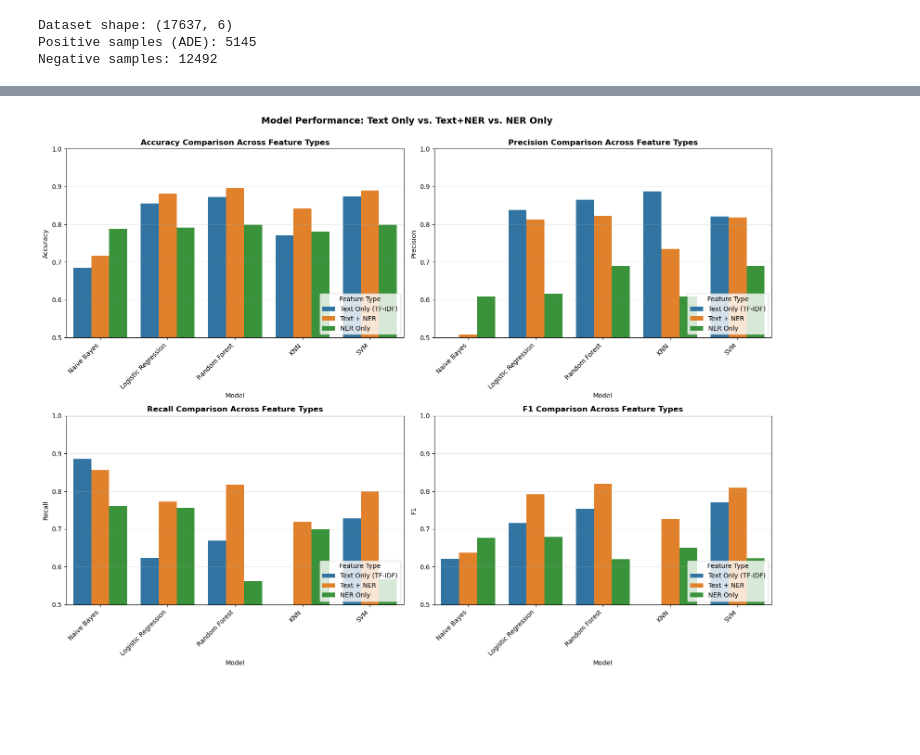
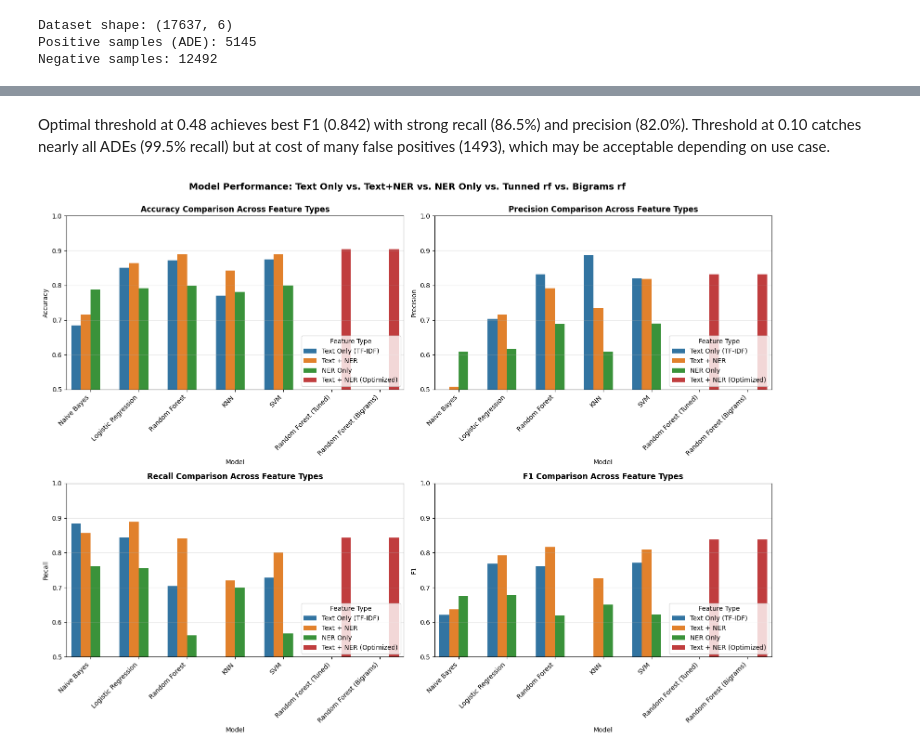
Before and after one commit to lucas-penney/pharmacovigilance_text_analytics, a Jupyter notebook: pharmacovigilance.ipynb, the cells around one changed output, grey strips where cells are left out. Saved outputs shown, nothing was run; the diff lists cells and outputs as text; code cells hidden in the pictures; blank space fills up the shorter version.

Commit message:
Add class imbalance fix, hyperparameter tuning, and threshold optimization

```diff
--- a/pharmacovigilance.ipynb
+++ b/pharmacovigilance.ipynb
@@ -263,8 +261,8 @@ print(f"Test samples: {len(X_test_text)}")
 # Define baseline models
 baseline_models = {
     'Naive Bayes': GaussianNB(),  # Using Gaussian NB for continuous TF-IDF features
-    'Logistic Regression': LogisticRegression(max_iter=1000, random_state=42),
-    'Random Forest': RandomForestClassifier(n_estimators=100, random_state=42),
+    'Logistic Regression': LogisticRegression(max_iter=1000, random_state=42, class_weight='balanced'),
+    'Random Forest': RandomForestClassifier(n_estimators=100, random_state=42, class_weight='balanced'),
     'KNN': KNeighborsClassifier(n_neighbors=5),
     'SVM': SVC(kernel='linear', random_state=42, probability=True)
 }
@@ -368,8 +368,8 @@ class CombinedFeaturesTransformer(BaseEstimator, TransformerMixin):
 # Create pipeline with combined features
 combined_models = {
     'Naive Bayes (NER)': GaussianNB(),
-    'Logistic Regression (NER)': LogisticRegression(max_iter=1000, random_state=42),
-    'Random Forest (NER)': RandomForestClassifier(n_estimators=100, random_state=42),
+    'Logistic Regression (NER)': LogisticRegression(max_iter=1000, random_state=42, class_weight='balanced'),
+    'Random Forest (NER)': RandomForestClassifier(n_estimators=100, random_state=42, class_weight='balanced'),
     'KNN (NER)': KNeighborsClassifier(n_neighbors=5),
     'SVM (NER)': SVC(kernel='linear', random_state=42, probability=True)
 }
@@ -514,4 +798,7 @@ Logistic Regression (NER):
+# %% [markdown]
+Optimal threshold at 0.48 achieves best F1 (0.842) with strong recall (86.5%) and precision (82.0%). Threshold at 0.10 catches nearly all ADEs (99.5% recall) but at cost of many false positives (1493), which may be acceptable depending on use case.
 # %%
+# COMPARISON VISUALIZATION
 # Compare all three types of models: Baseline (text only), Combined (text + NER), NER-only
 comparison_data = []
 
@@ -542,34 +829,53 @@ for name, results in combined_results.items():
 for name, results in ner_only_results.items():
     model_base = name.replace(' (NER)', '')
     comparison_data.append({
         'Model': model_base,
         'Accuracy': results['accuracy'],
         'Precision': results['precision'],
         'Recall': results['recall'],
         'F1': results['f1'],
         'Type': 'NER Only'
     })
 
+# Add tuned and bigram models to comparison
+comparison_data.append({
+    'Model': 'Random Forest (Tuned)',
+    'Accuracy': accuracy_tuned,
+    'Precision': precision_tuned,
+    'Recall': recall_tuned,
+    'F1': f1_tuned,
+    'Type': 'Text + NER (Optimized)'
+})
+
+comparison_data.append({
+    'Model': 'Random Forest (Bigrams)',
+    'Accuracy': accuracy_bigram,
+    'Precision': precision_bigram,
+    'Recall': recall_bigram,
+    'F1': f1_bigram,
+    'Type': 'Text + NER (Optimized)'
+})
+
 comparison_df = pd.DataFrame(comparison_data)
 
 # Visualize comparison - all three types
 fig, axes = plt.subplots(2, 2, figsize=(16, 12))
 metrics = ['Accuracy', 'Precision', 'Recall', 'F1']
 
 for idx, metric in enumerate(metrics):
     ax = axes[idx // 2, idx % 2]
     sns.barplot(data=comparison_df, x='Model', y=metric, hue='Type', ax=ax)
     ax.set_title(f'{metric} Comparison Across Feature Types', fontsize=12, fontweight='bold')
     ax.set_xticklabels(ax.get_xticklabels(), rotation=45, ha='right')
     ax.set_ylim(0.5, 1.0)
     ax.legend(title='Feature Type', loc='lower right')
     ax.grid(axis='y', alpha=0.3)
 
-plt.suptitle('Model Performance: Text Only vs. Text+NER vs. NER Only',
+plt.suptitle('Model Performance: Text Only vs. Text+NER vs. NER Only vs. Tunned rf vs. Bigrams rf',
              fontsize=14, fontweight='bold', y=1.00)
 plt.tight_layout()
 plt.show()
 # %% [output]
-[figure, old version]
+[figure, new version]
 # %%
 # Summary statistics by feature type
```
Also changed, not shown: parts of 14 cells of this notebook.
